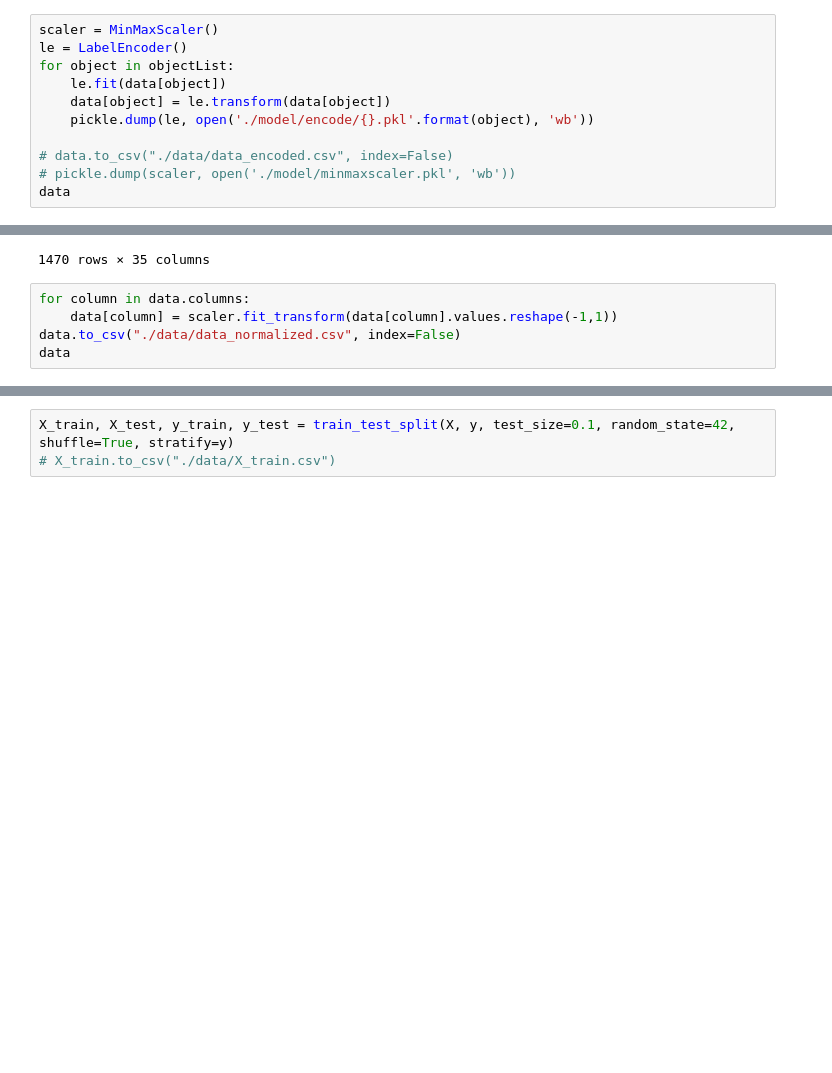
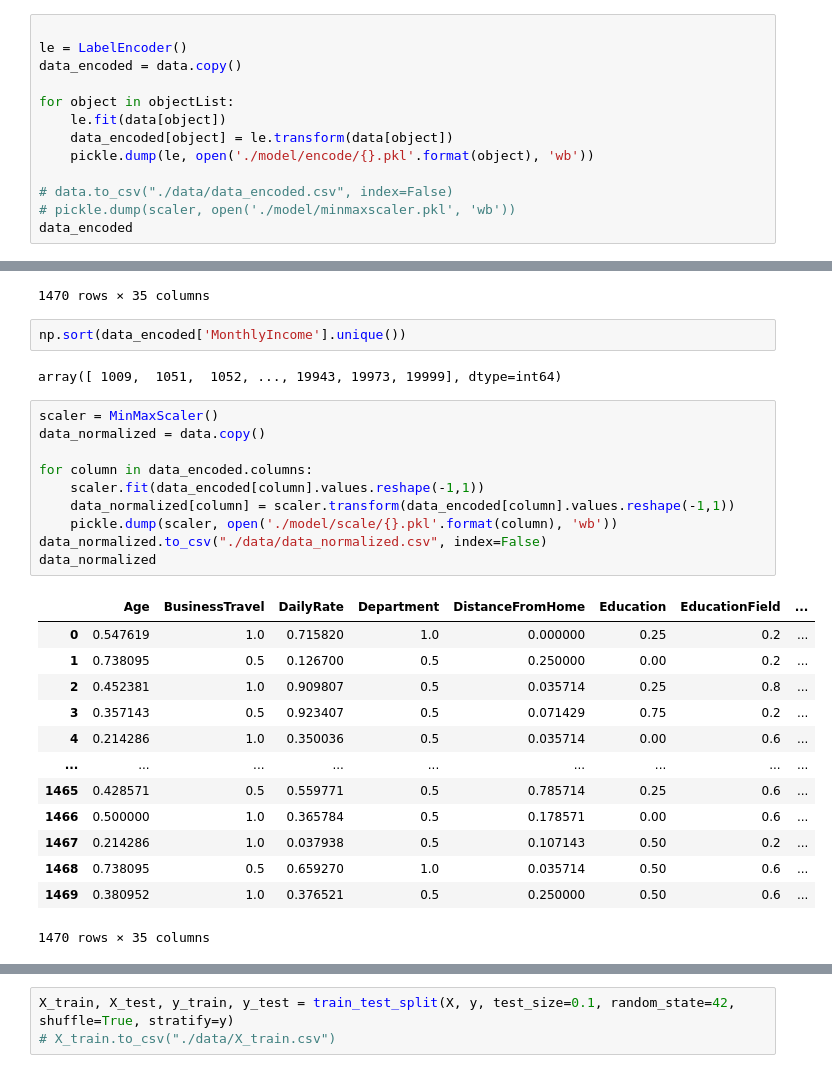
Before and after one commit to puding-yum/predicting-employee-turnover, a Jupyter notebook: pengolahan_data.ipynb, the cells around one changed output, grey strips where cells are left out. Cells and saved outputs as stored; diff of their text form; blank space fills up the shorter version.

```diff
--- a/pengolahan_data.ipynb
+++ b/pengolahan_data.ipynb
@@ -50,16 +60,18 @@ for x in ["Education", 'EnvironmentSatisfaction', "JobInvolvement", "JobLevel",
 print(nonObjectList)
 print(objectList)
 # %%
-scaler = MinMaxScaler()
+
 le = LabelEncoder()
+data_encoded = data.copy()
+
 for object in objectList:
     le.fit(data[object])
-    data[object] = le.transform(data[object])
+    data_encoded[object] = le.transform(data[object])
     pickle.dump(le, open('./model/encode/{}.pkl'.format(object), 'wb'))
 
 # data.to_csv("./data/data_encoded.csv", index=False)
 # pickle.dump(scaler, open('./model/minmaxscaler.pkl', 'wb'))
-data
+data_encoded
 # %% [output]
 |  | Age | BusinessTravel | DailyRate | Department | DistanceFromHome | Education | EducationField | ... |
 | 0 | 41 | 2 | 1102 | 2 | 1 | 1 | 1 | ... |
@@ -74,8 +86,31 @@ data
 | 1468 | 49 | 1 | 1023 | 2 | 2 | 2 | 3 | ... |
 | 1469 | 34 | 2 | 628 | 1 | 8 | 2 | 3 | ... |
 1470 rows × 35 columns
-# %%
-for column in data.columns:
-    data[column] = scaler.fit_transform(data[column].values.reshape(-1,1))
-data.to_csv("./data/data_normalized.csv", index=False)
-data
+# %%
+np.sort(data_encoded['MonthlyIncome'].unique())
+# %% [output]
+array([ 1009,  1051,  1052, ..., 19943, 19973, 19999], dtype=int64)
+# %%
+scaler = MinMaxScaler()
+data_normalized = data.copy()
+
+for column in data_encoded.columns:
+    scaler.fit(data_encoded[column].values.reshape(-1,1))
+    data_normalized[column] = scaler.transform(data_encoded[column].values.reshape(-1,1))
+    pickle.dump(scaler, open('./model/scale/{}.pkl'.format(column), 'wb'))
+data_normalized.to_csv("./data/data_normalized.csv", index=False)
+data_normalized
+# %% [output]
+|  | Age | BusinessTravel | DailyRate | Department | DistanceFromHome | Education | EducationField | ... |
+| 0 | 0.547619 | 1.0 | 0.715820 | 1.0 | 0.000000 | 0.25 | 0.2 | ... |
+| 1 | 0.738095 | 0.5 | 0.126700 | 0.5 | 0.250000 | 0.00 | 0.2 | ... |
+| 2 | 0.452381 | 1.0 | 0.909807 | 0.5 | 0.035714 | 0.25 | 0.8 | ... |
+| 3 | 0.357143 | 0.5 | 0.923407 | 0.5 | 0.071429 | 0.75 | 0.2 | ... |
+| 4 | 0.214286 | 1.0 | 0.350036 | 0.5 | 0.035714 | 0.00 | 0.6 | ... |
+| ... | ... | ... | ... | ... | ... | ... | ... | ... |
+| 1465 | 0.428571 | 0.5 | 0.559771 | 0.5 | 0.785714 | 0.25 | 0.6 | ... |
+| 1466 | 0.500000 | 1.0 | 0.365784 | 0.5 | 0.178571 | 0.00 | 0.6 | ... |
+| 1467 | 0.214286 | 1.0 | 0.037938 | 0.5 | 0.107143 | 0.50 | 0.2 | ... |
+| 1468 | 0.738095 | 0.5 | 0.659270 | 1.0 | 0.035714 | 0.50 | 0.6 | ... |
+| 1469 | 0.380952 | 1.0 | 0.376521 | 0.5 | 0.250000 | 0.50 | 0.6 | ... |
+1470 rows × 35 columns
```
Also changed, not shown: parts of 6 cells of this notebook, 17 other files.
